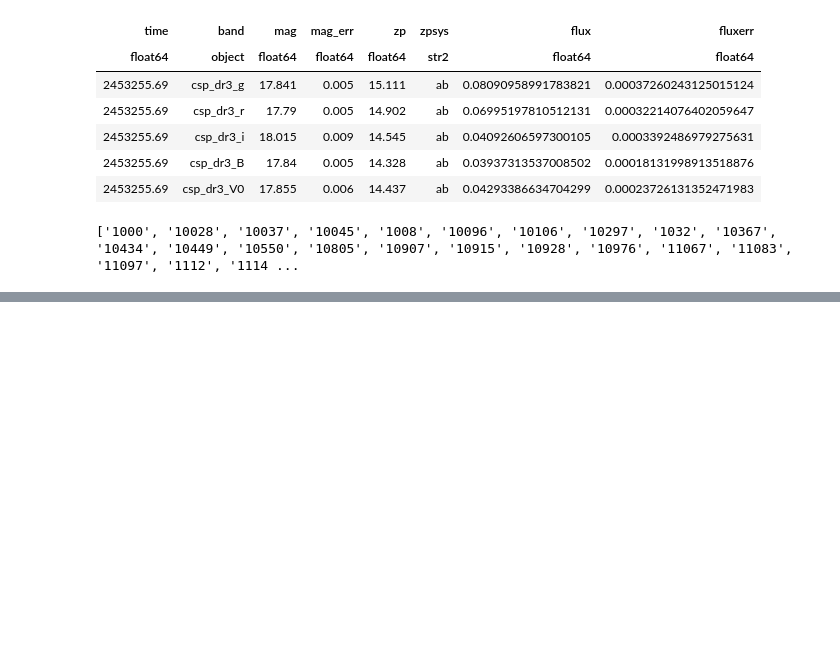
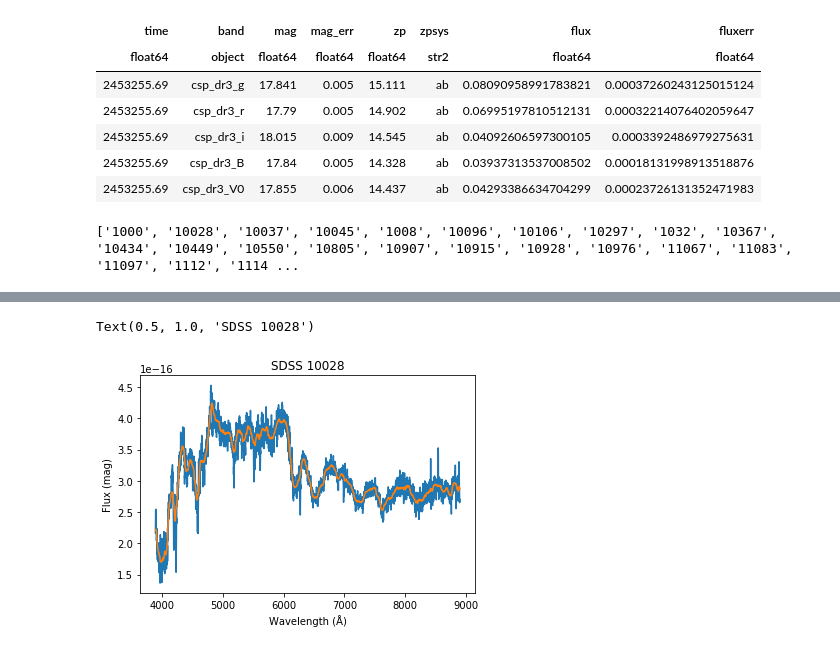
Before and after one commit to mwvgroup/SN-Spectral-Evolution, a Jupyter notebook: spectral_filtering.ipynb, the cells around one changed output, grey strips where cells are left out. Saved outputs shown, nothing was run; the diff lists cells and outputs as text; code cells hidden in the pictures; blank space fills up the shorter version.

```diff
--- a/spectral_filtering.ipynb
+++ b/spectral_filtering.ipynb
@@ -204,0 +256,2 @@ print(object_ids_sako18spec)
+# %%
+sdss10028_data=sako18spec.get_data_for_id('10028')
@@ -204,0 +284,12 @@ print(object_ids_sako18spec)
+# %%
+median_filter(sdss10028_data['flux'],size=70)
+filtered_flux3=median_filter(sdss10028_data['flux'],size=70)
+# %%
+plt.plot(sdss10028_data['wavelength'],sdss10028_data['flux'])
+plt.plot(sdss10028_data['wavelength'],filtered_flux3)
+plt.xlabel('Wavelength (Å)')
+plt.ylabel('Flux (mag)')
+plt.title('SDSS 10028')
+# %% [output]
+Text(0.5, 1.0, 'SDSS 10028')
+[figure, added]
```
Also changed, not shown: parts of 18 cells of this notebook.
